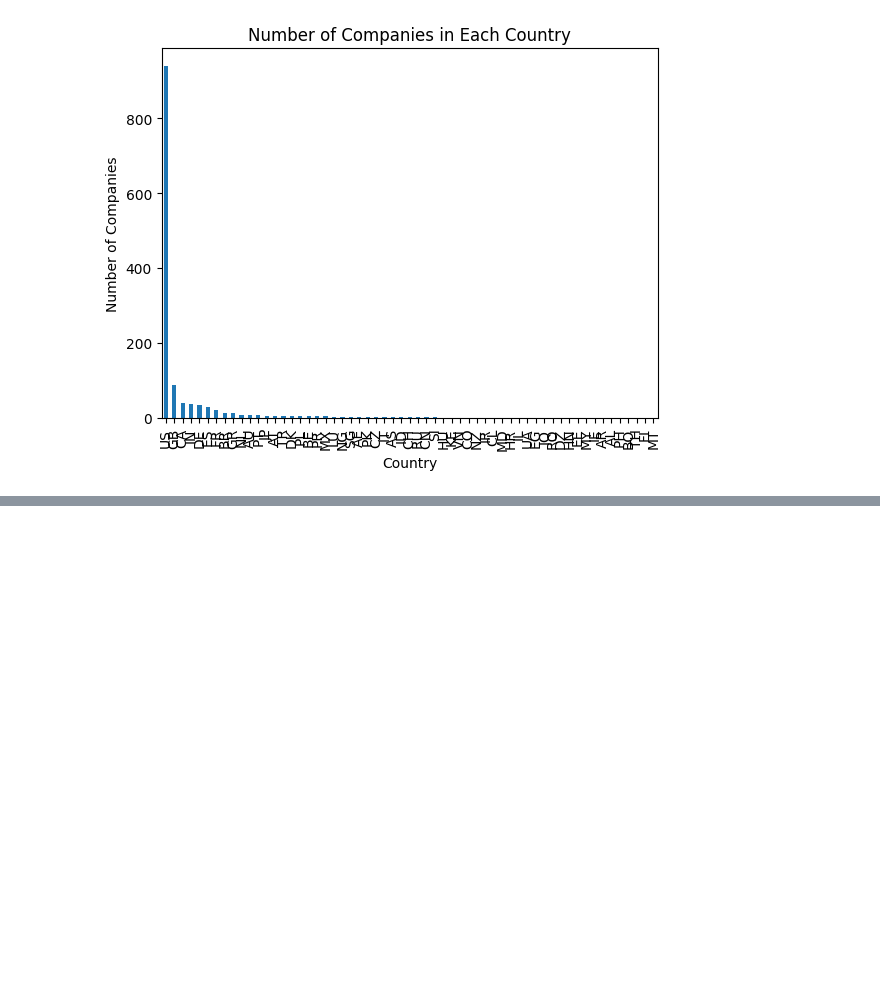
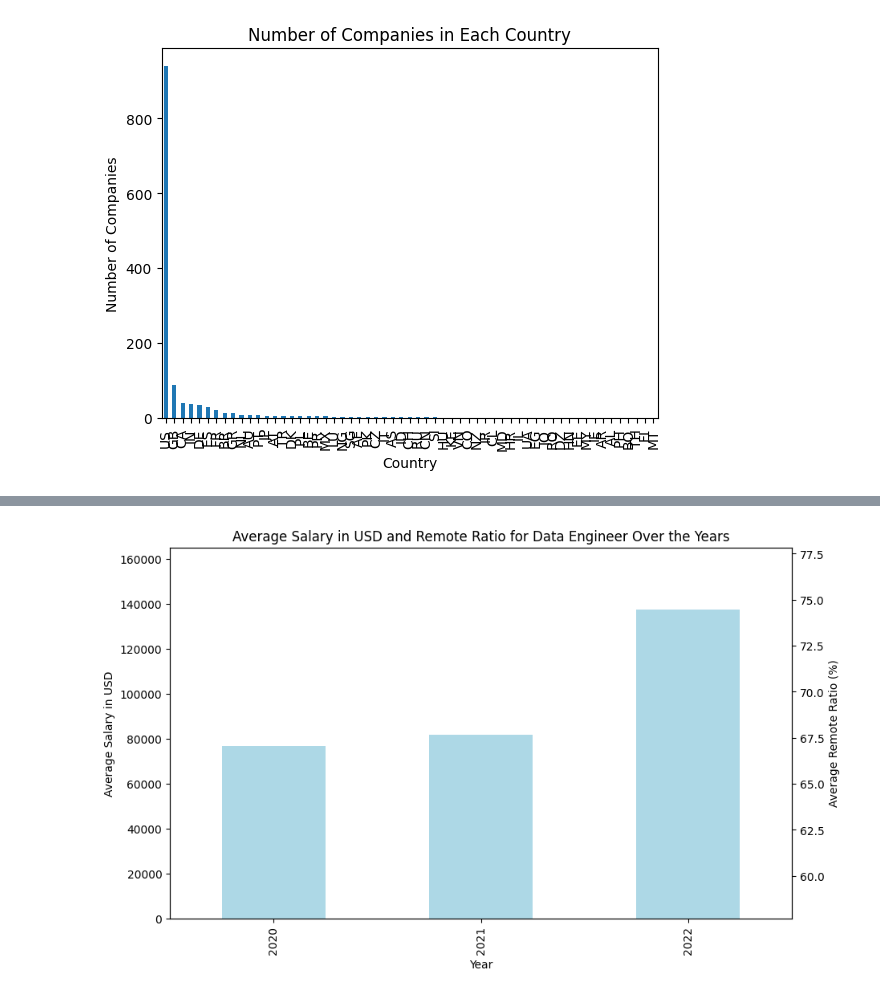
Before and after one commit to phat072/IE221_LAB, a Jupyter notebook: Tuan4/pandas_mat.ipynb, the cells around one changed output, grey strips where cells are left out. Drawn from its saved outputs; the diff is of its cells as text; code cells hidden in the pictures; blank space fills up the shorter version.

```diff
--- a/Tuan4/pandas_mat.ipynb
+++ b/Tuan4/pandas_mat.ipynb
@@ -316,0 +427,25 @@ plt.show()
+# %%
+import matplotlib.pyplot as plt
+
+# Filter the DataFrame for the job title 'Data Engineer'
+df_data_engineer = df[df['job_title'] == 'Data Engineer']
+
+# Group by 'work_year' and calculate the mean of 'salary_in_usd' and 'remote_ratio'
+avg_salary_and_remote_ratio = df_data_engineer.groupby('work_year')[['salary_in_usd', 'remote_ratio']].mean()
+
+# Create a bar plot for 'salary_in_usd'
+avg_salary_and_remote_ratio['salary_in_usd'].plot(kind='bar', color='lightblue', figsize=(10,6))
+
+plt.title('Average Salary in USD and Remote Ratio for Data Engineer Over the Years')
+plt.xlabel('Year')
+plt.ylabel('Average Salary in USD')
+plt.ylim(0, max(avg_salary_and_remote_ratio['salary_in_usd'])*1.2)  # Extend y-axis to make room for the line plot
+
+# Create a line plot for 'remote_ratio'
+plt.twinx()
+avg_salary_and_remote_ratio['remote_ratio'].plot(kind='line', color='red')
+plt.ylabel('Average Remote Ratio (%)')
+
+plt.show()
+# %% [output]
+[figure, added]
```
Also changed, not shown: parts of 21 cells of this notebook.
